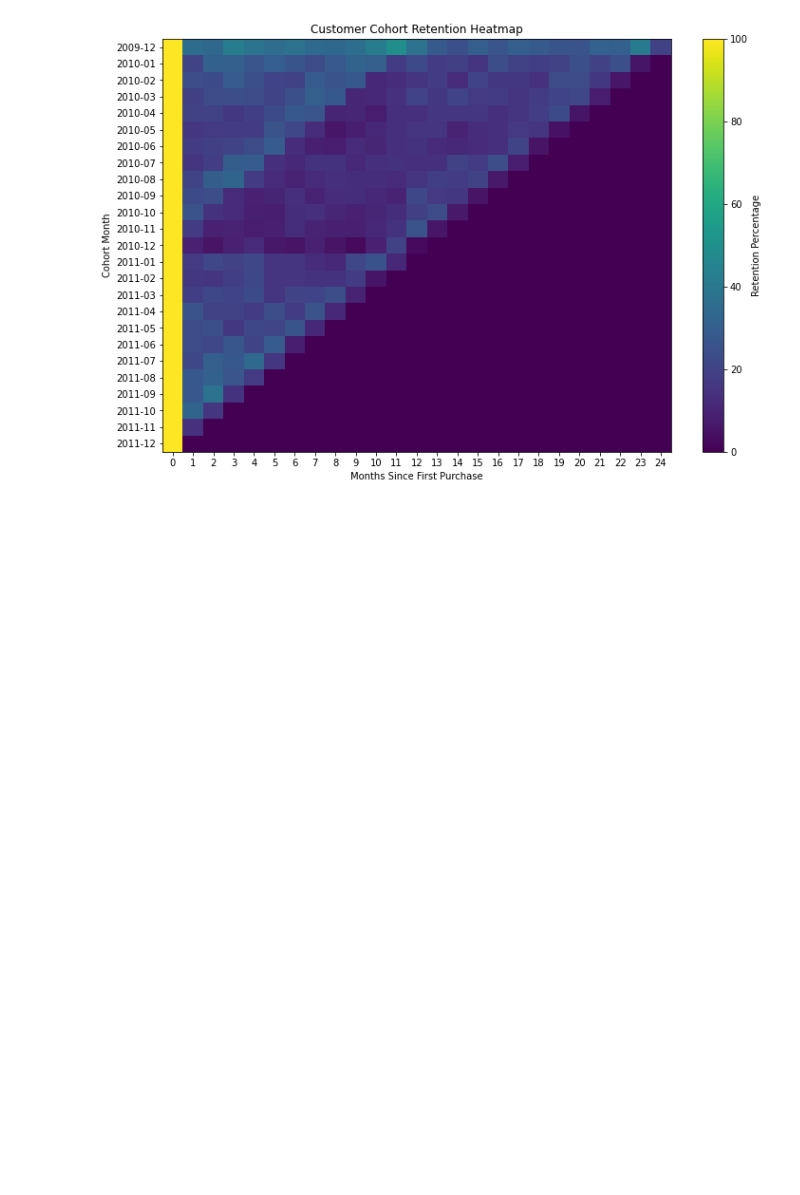
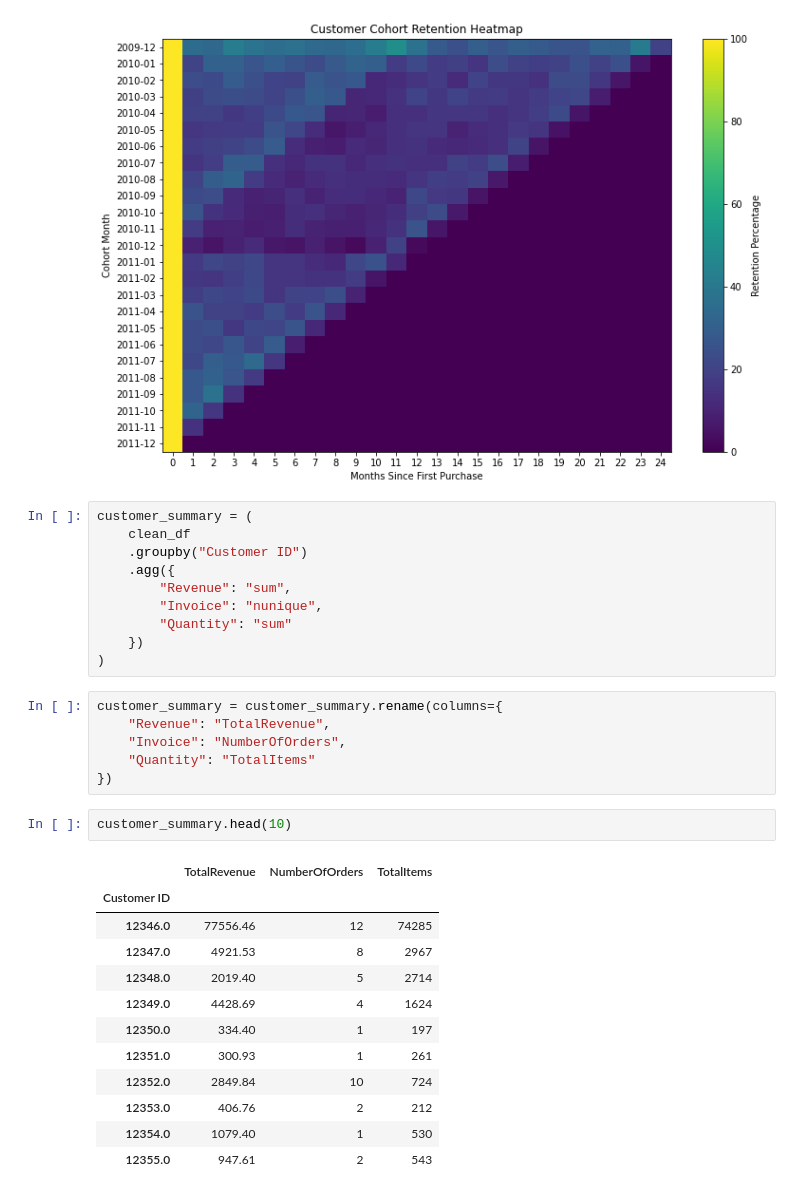
Before and after one commit to Tamoze/SaaS-ECommerce-Cohort-Retention-CLTV-Analysis, a Jupyter notebook: notebooks/week1-datacleaning.ipynb, the cells around one changed output. Drawn from its saved outputs; the diff is of its cells as text; blank space fills up the shorter version.

Commit message:
Calculate customer revenue summary metrics

```diff
--- a/notebooks/week1-datacleaning.ipynb
+++ b/notebooks/week1-datacleaning.ipynb
@@ -734,3 +734,34 @@ plt.savefig("../output/cohort_retention_heatmap.png",
 plt.show()
 # %% [output]
 [figure]
+# %%
+customer_summary = (
+    clean_df
+    .groupby("Customer ID")
+    .agg({
+        "Revenue": "sum",
+        "Invoice": "nunique",
+        "Quantity": "sum"
+    })
+)
+# %%
+customer_summary = customer_summary.rename(columns={
+    "Revenue": "TotalRevenue",
+    "Invoice": "NumberOfOrders",
+    "Quantity": "TotalItems"
+})
+# %%
+customer_summary.head(10)
+# %% [output]
+|  | TotalRevenue | NumberOfOrders | TotalItems |
+| Customer ID |  |  |  |
+| 12346.0 | 77556.46 | 12 | 74285 |
+| 12347.0 | 4921.53 | 8 | 2967 |
+| 12348.0 | 2019.40 | 5 | 2714 |
+| 12349.0 | 4428.69 | 4 | 1624 |
+| 12350.0 | 334.40 | 1 | 197 |
+| 12351.0 | 300.93 | 1 | 261 |
+| 12352.0 | 2849.84 | 10 | 724 |
+| 12353.0 | 406.76 | 2 | 212 |
+| 12354.0 | 1079.40 | 1 | 530 |
+| 12355.0 | 947.61 | 2 | 543 |
```
Also changed, not shown: parts of 4 cells of this notebook, 1 other file.
